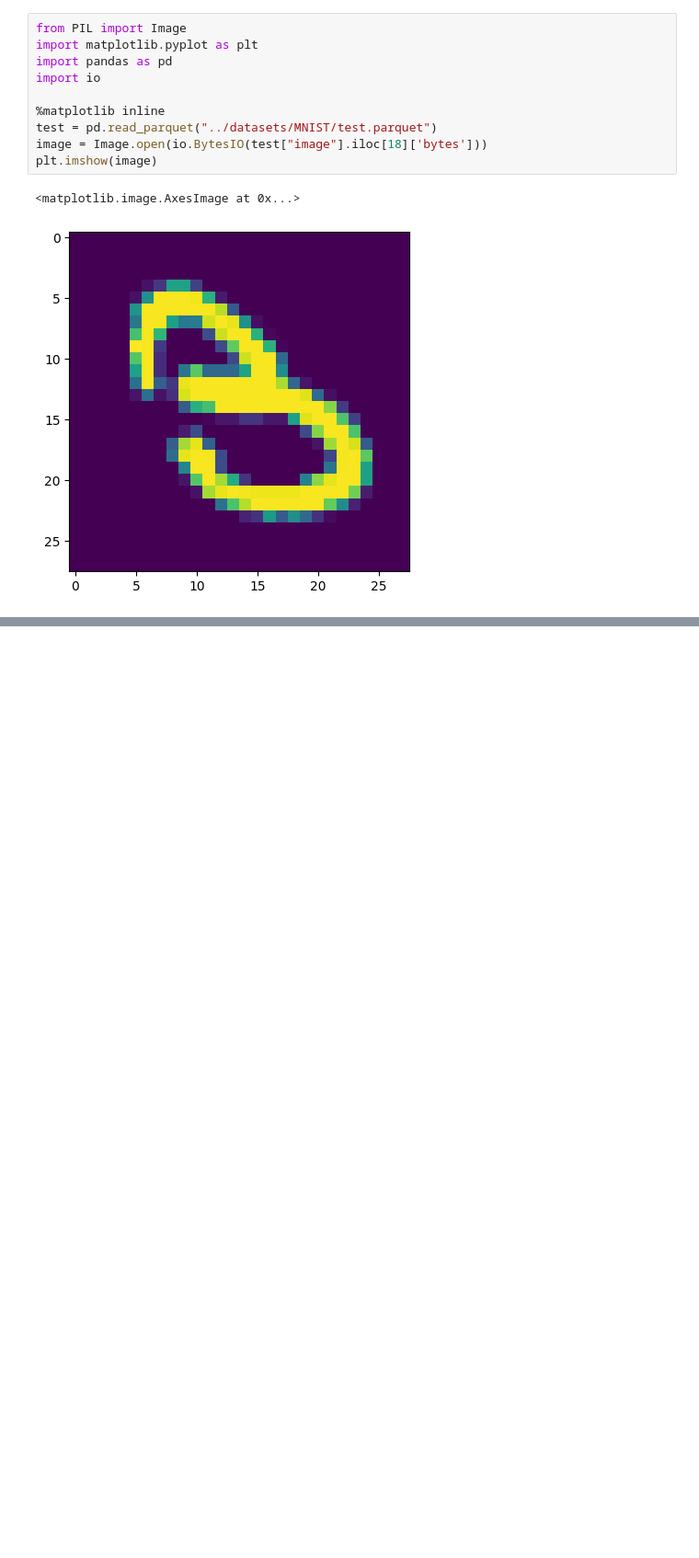
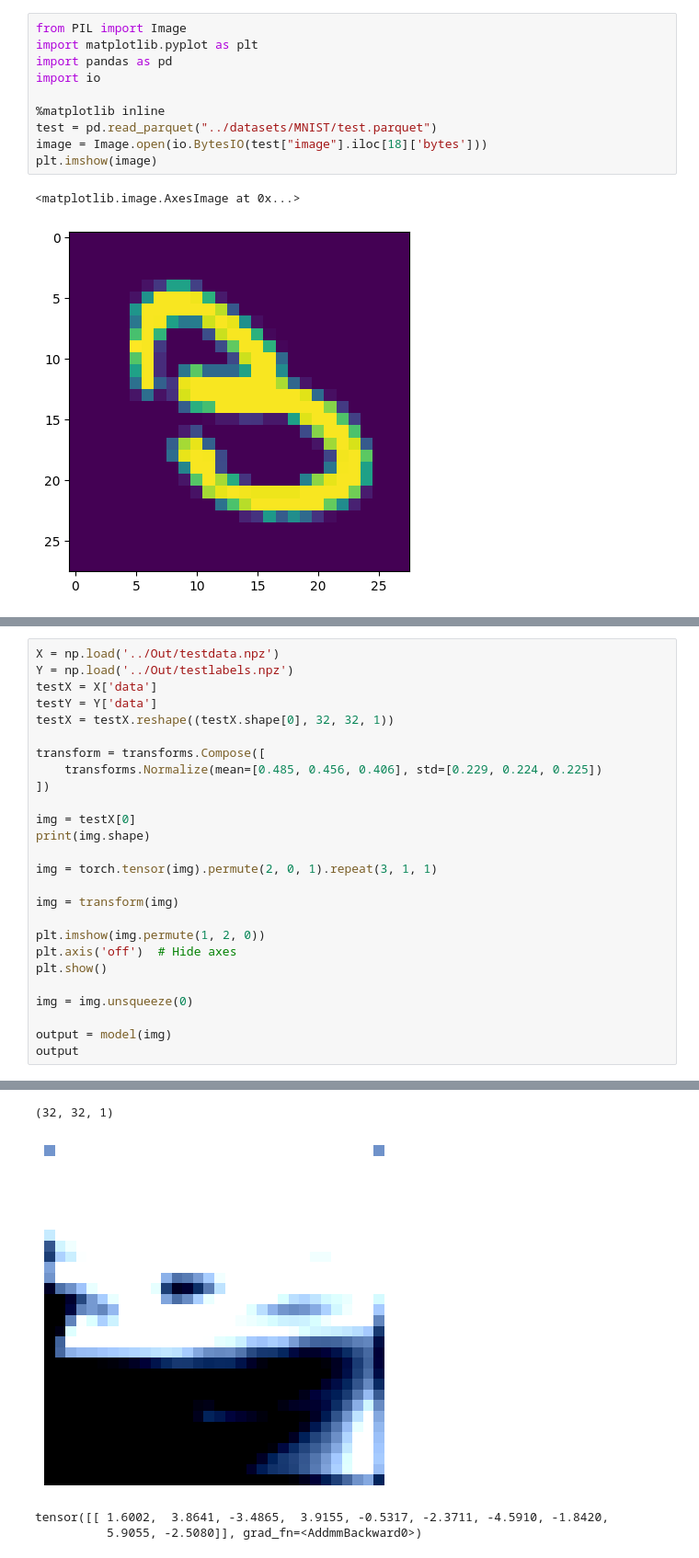
Before and after one commit to realmatthewpeng/percept, a Jupyter notebook: test_notebooks/classifier_evaluator_test.ipynb, the cells around one changed output, grey strips where cells are left out. Shown: that part at 92% size. Drawn from its saved outputs; the diff is of its cells as text; blank space fills up the shorter version.

```diff
--- a/test_notebooks/classifier_evaluator_test.ipynb
+++ b/test_notebooks/classifier_evaluator_test.ipynb
@@ -295,0 +446,27 @@ plt.imshow(testX[18], cmap='gray')
+# %%
+X = np.load('../Out/testdata.npz')
+Y = np.load('../Out/testlabels.npz')
+testX = X['data']
+testY = Y['data']
+testX = testX.reshape((testX.shape[0], 32, 32, 1))
+
+transform = transforms.Compose([
+    transforms.Normalize(mean=[0.485, 0.456, 0.406], std=[0.229, 0.224, 0.225])
+])
+
+img = testX[0]
+print(img.shape)
+
+img = torch.tensor(img).permute(2, 0, 1).repeat(3, 1, 1)
+
+img = transform(img)
+
+plt.imshow(img.permute(1, 2, 0))
+plt.axis('off')  # Hide axes
+plt.show()
+
+img = img.unsqueeze(0)
+
+output = model(img)
+output
+# %% [output]
@@ -295,0 +474,4 @@ plt.imshow(testX[18], cmap='gray')
+(32, 32, 1)
+[figure, added]
+tensor([[ 1.6002,  3.8641, -3.4865,  3.9155, -0.5317, -2.3711, -4.5910, -1.8420,
+          5.9055, -2.5080]], grad_fn=<AddmmBackward0>)
```
Also changed, not shown: parts of 10 cells of this notebook, 10 other files.
